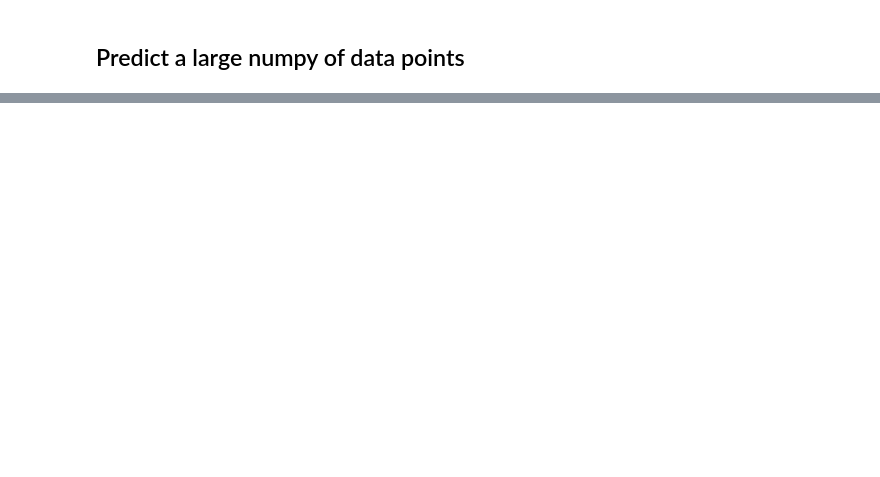
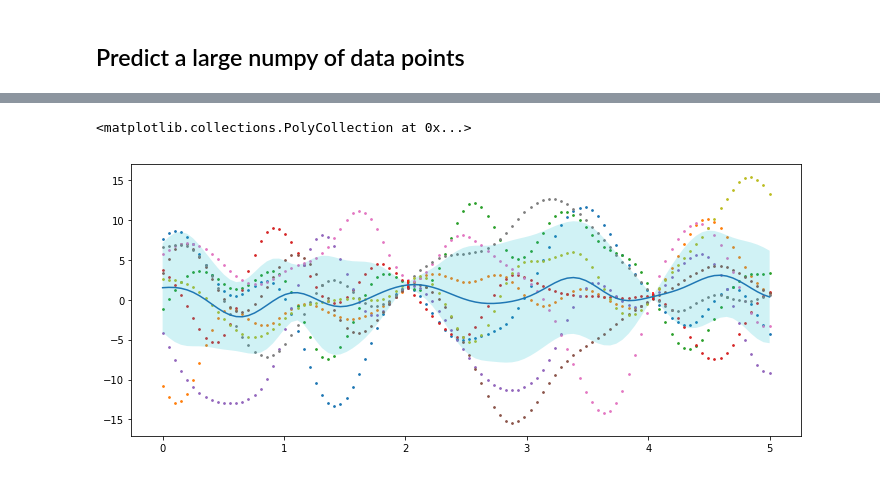
Before and after one commit to eniaxhakaj/phys_learning, a Jupyter notebook: gaussian_processes/manual_gp.ipynb, the cells around one changed output, grey strips where cells are left out. Saved outputs shown, nothing was run; the diff lists cells and outputs as text; code cells hidden in the pictures; blank space fills up the shorter version.

```diff
--- a/gaussian_processes/manual_gp.ipynb
+++ b/gaussian_processes/manual_gp.ipynb
@@ -85,0 +118,47 @@ ax.fill_between(goals, pred_ys - np.sqrt(var_ys), pred_ys + np.sqrt(var_ys), alp
+# %%
+# We can add a couple of observations to constrain the valid functions.
+# Let's say that we know that at x = 2 our value is 2 and at x = 4 it is 0, in both cases +/- 0.5
+x = np.linspace(0, 5, 100)
+idx_2 = np.searchsorted(x, 2)
+idx_4 = np.searchsorted(x, 4)
+
+_, ax = plt.subplots(figsize=(12, 5))
+ax.errorbar([x[idx_2], x[idx_4]], [2, 0.5], yerr=0.5, color="red", ls="")
+num_runs = 9
+mean = np.zeros((num_runs, len(x)))
+for i in range(num_runs):
+    while True:
+        y_pred = np.random.multivariate_normal(mean_vector, cov_matrix)
+        # This is a simplification. We should prefer things closer to the center and not have a hard cutoff
+        # I'm not sure if p(accept) should be a gaussian, in which case we would be biased
+        # closer to the mean function.
+        if 1.5 < y_pred[idx_2] < 2.5 and 0 < y_pred[idx_4] < 1:
+            break
+    ax.scatter(x, y_pred, s=3)
+    mean[i] = y_pred
+
+
+# We can match out observations by waiting until be have a mv_gaussian that hits them. This tightly
+# constrains points near to our observation and weakly constrains points further away.
+# You can imagine that with enough "gates" (data points) to go through, all locations are well constrained.
+# This is fantastically slow way of sampling from a mv_gauss with constraints. The linear algebra
+# I used above and don't understand is just a fast way of sampling y* given y and a covariance matrix.
+
+# But this is all GP is - given some hyperparams (description of how func should vary) and some
+# data constraints (description of gates the func should pass through) we can find all possible
+# funcs that satisfy these two criteria.
+# By finding all possible solutions, we can then get the mean value of those functions at each point
+# We can also find the dispersion in the possible functions and that is the variance.
+# Note that above we got the variance by using more linear algebra I don't understand yet. In the same way
+# that you can use the covariance matrix to sample y* you can use it to find the dispersion of possible
+# vals at that x.
+
+func_mean = np.mean(mean, axis=0)
+func_std = np.std(mean, axis=0)
+ax.plot(x, func_mean)
+ax.fill_between(x, func_mean - func_std, func_mean + func_std, alpha=0.2)
+
+# Play
+# %% [output]
+<matplotlib.collections.PolyCollection at 0x...>
+[figure, added]
```
Also changed, not shown: parts of 7 cells of this notebook.
